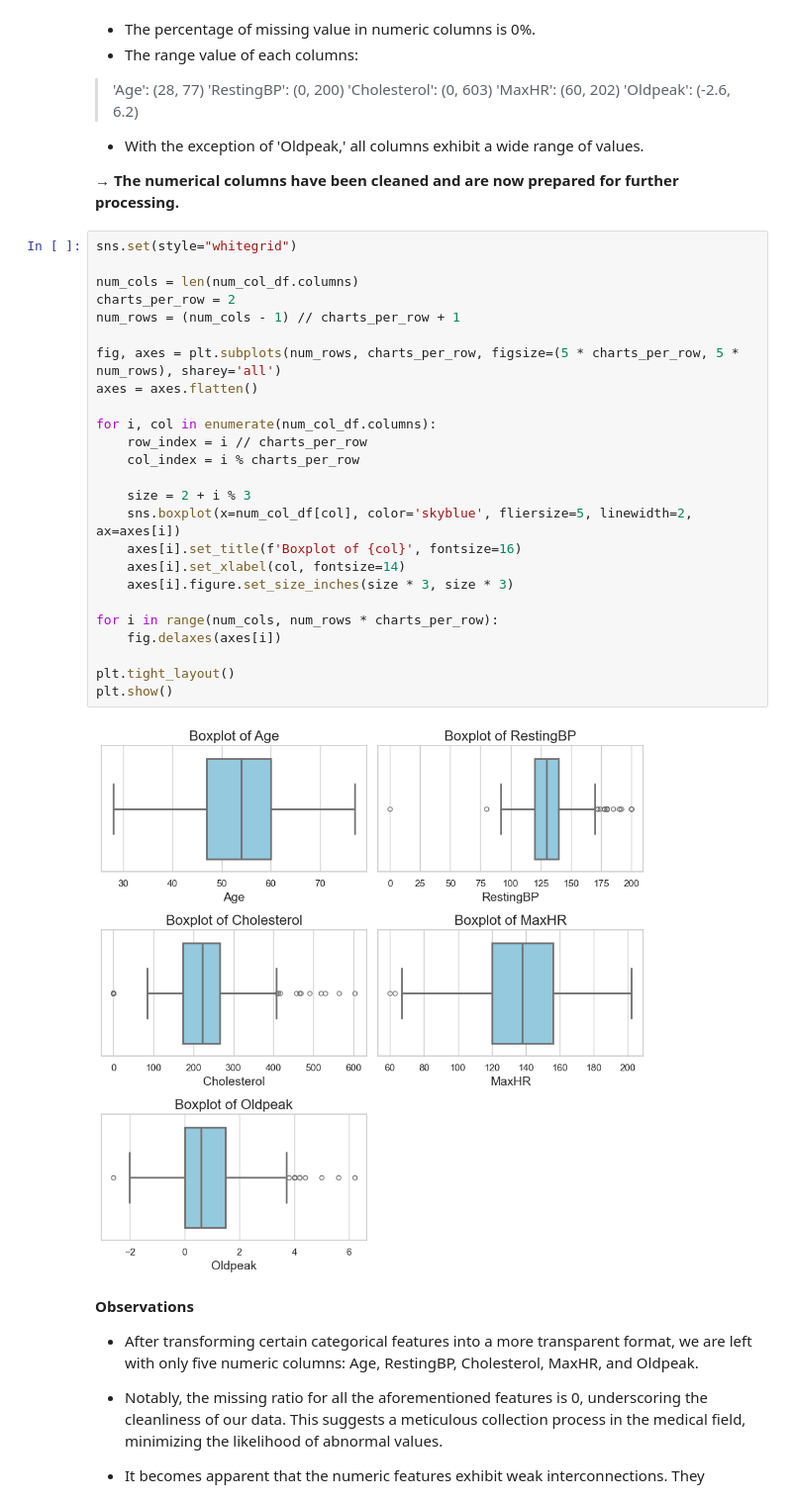
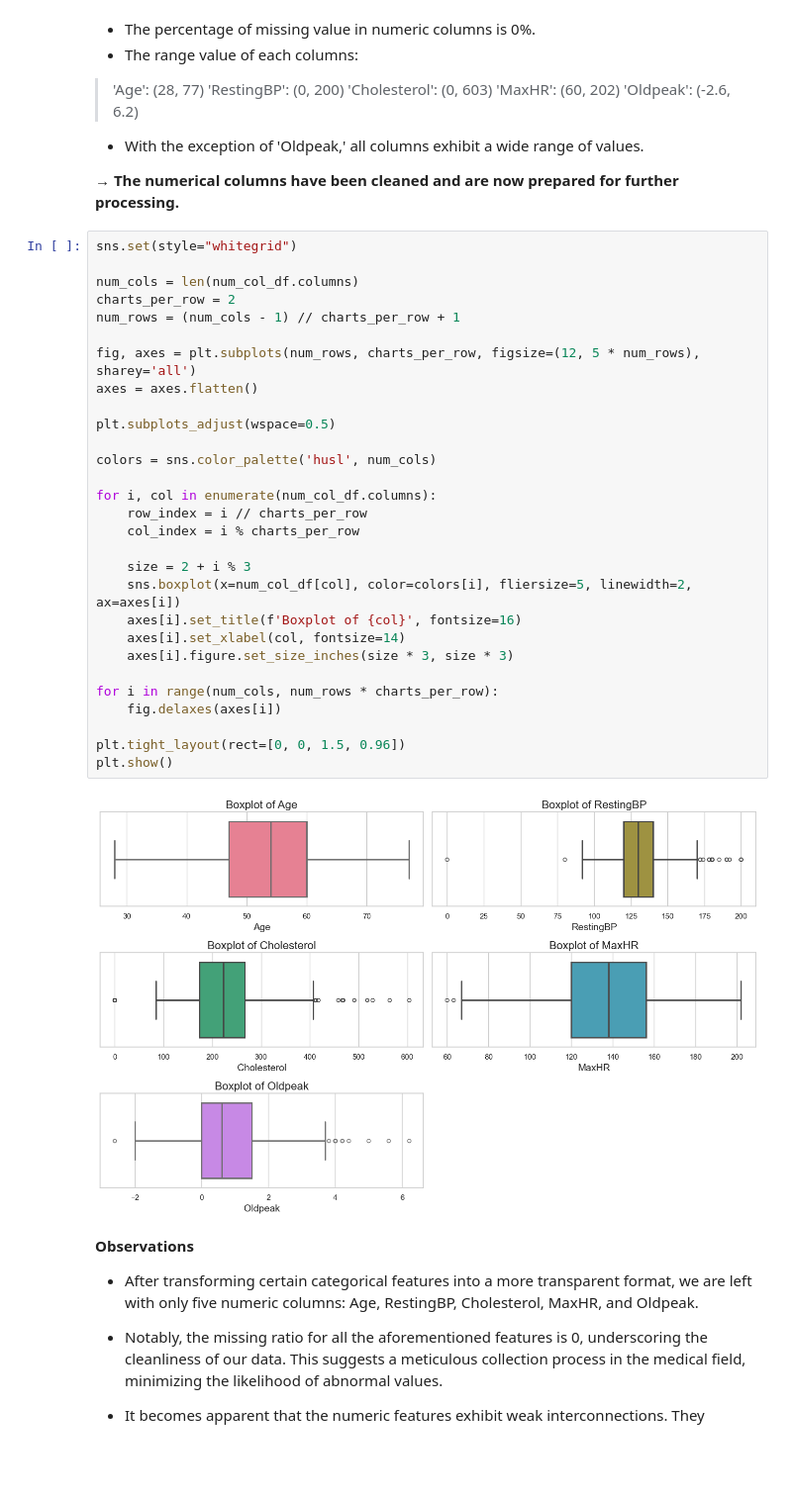
Before and after one commit to Deadinside-at-HCMUS/CSC17104-project, a Jupyter notebook: Notebook.ipynb, the cells around one changed output. Shown: that part at 99% size. Drawn from its saved outputs; the diff is of its cells as text; blank space fills up the shorter version.

```diff
--- a/Notebook.ipynb
+++ b/Notebook.ipynb
@@ -251,30 +289,34 @@ mean missing_ratio: 0.0
 # %%
 sns.set(style="whitegrid")
 
 num_cols = len(num_col_df.columns)
 charts_per_row = 2
 num_rows = (num_cols - 1) // charts_per_row + 1
 
-fig, axes = plt.subplots(num_rows, charts_per_row, figsize=(5 * charts_per_row, 5 * num_rows), sharey='all')
+fig, axes = plt.subplots(num_rows, charts_per_row, figsize=(12, 5 * num_rows), sharey='all')
 axes = axes.flatten()
+
+plt.subplots_adjust(wspace=0.5)
+
+colors = sns.color_palette('husl', num_cols)
 
 for i, col in enumerate(num_col_df.columns):
     row_index = i // charts_per_row
     col_index = i % charts_per_row
 
     size = 2 + i % 3
-    sns.boxplot(x=num_col_df[col], color='skyblue', fliersize=5, linewidth=2, ax=axes[i])
+    sns.boxplot(x=num_col_df[col], color=colors[i], fliersize=5, linewidth=2, ax=axes[i])
     axes[i].set_title(f'Boxplot of {col}', fontsize=16)
     axes[i].set_xlabel(col, fontsize=14)
     axes[i].figure.set_size_inches(size * 3, size * 3)
 
 for i in range(num_cols, num_rows * charts_per_row):
     fig.delaxes(axes[i])
 
-plt.tight_layout()
+plt.tight_layout(rect=[0, 0, 1.5, 0.96])
 plt.show()
 # %% [output]
-[figure, old version]
+[figure, new version]
 # %% [markdown]
 **Observations**
 
```
Also changed, not shown: parts of 38 cells of this notebook.
